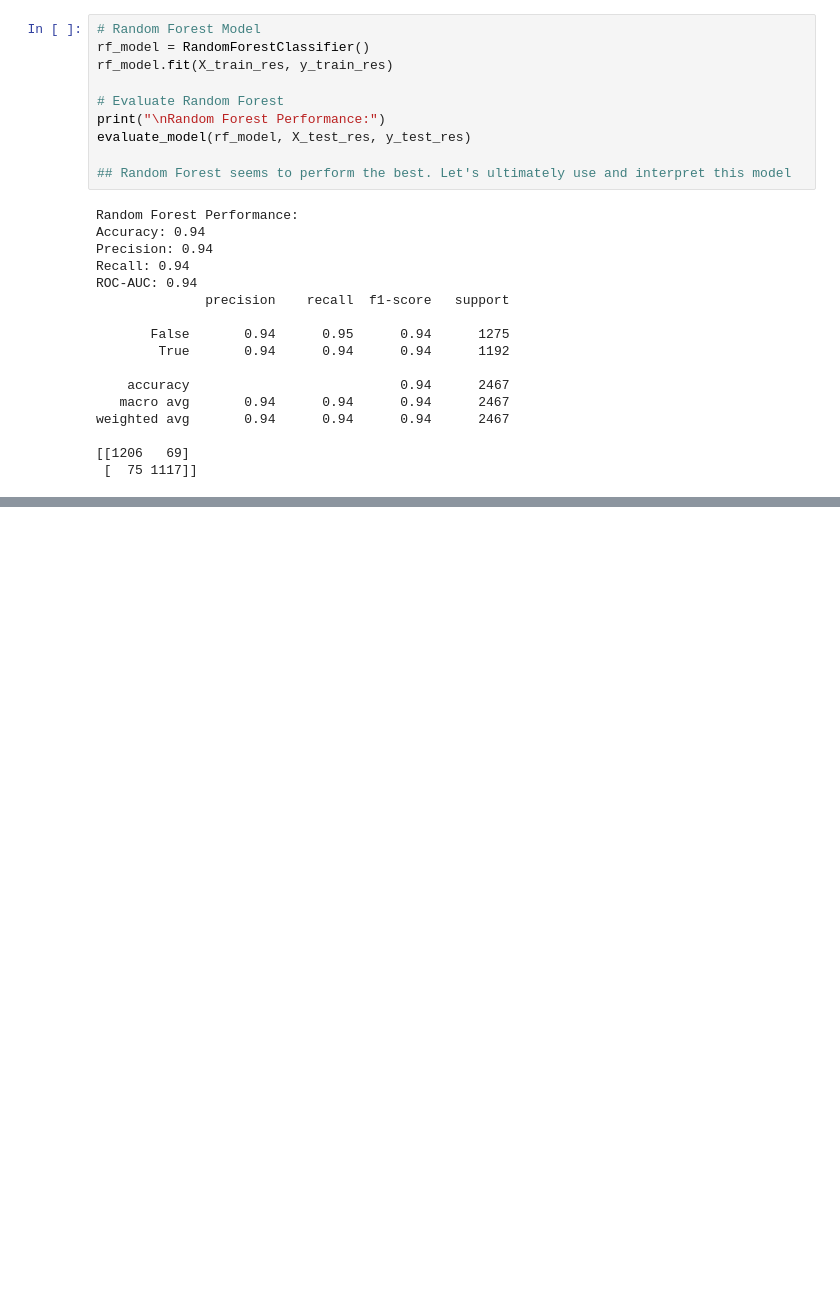
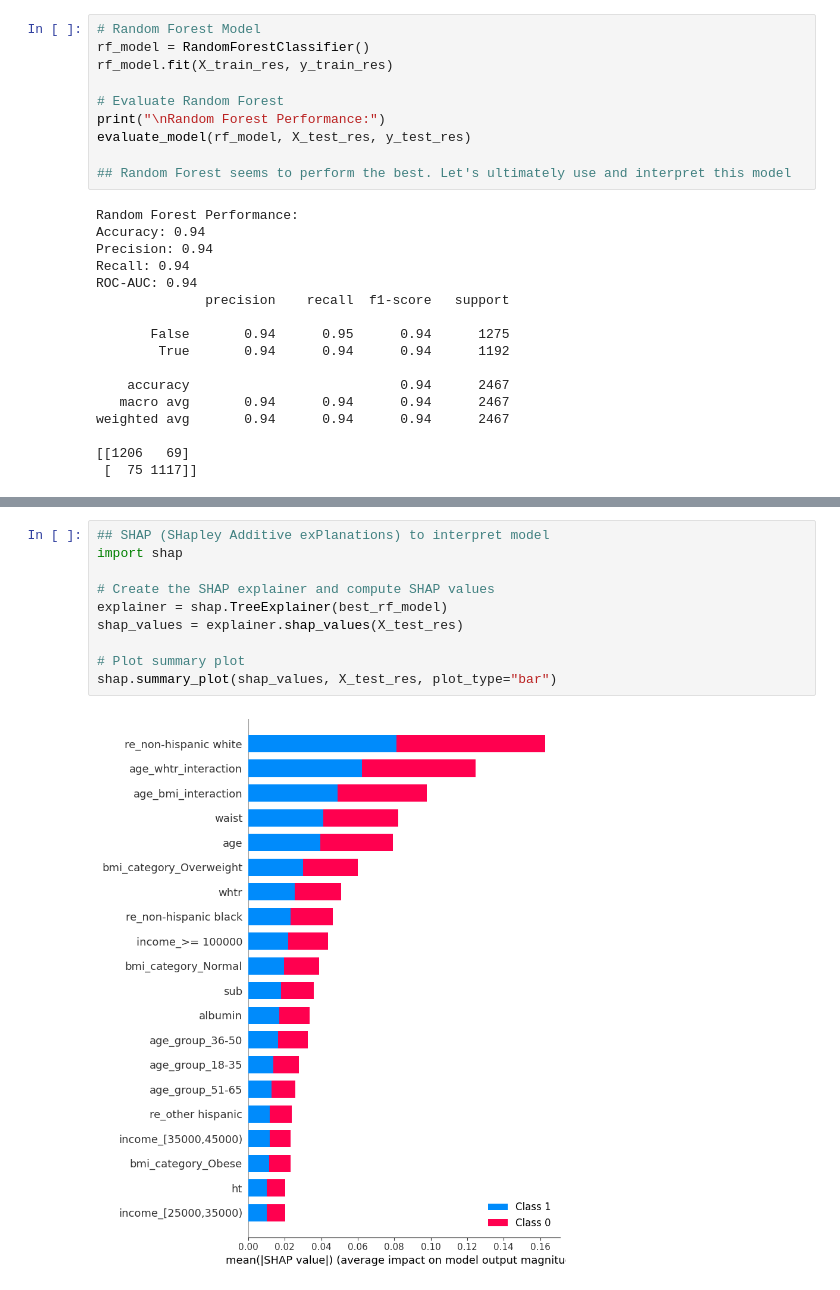
Before and after one commit to lulucopter/diabetes_pred_ML, a Jupyter notebook: ML_notebook.ipynb, the cells around one changed output, grey strips where cells are left out. Cells and saved outputs as stored; diff of their text form; blank space fills up the shorter version.

```diff
--- a/ML_notebook.ipynb
+++ b/ML_notebook.ipynb
@@ -769,0 +854,12 @@ plt.show()
+# %%
+## SHAP (SHapley Additive exPlanations) to interpret model
+import shap
+
+# Create the SHAP explainer and compute SHAP values
+explainer = shap.TreeExplainer(best_rf_model)
+shap_values = explainer.shap_values(X_test_res)
+
+# Plot summary plot
+shap.summary_plot(shap_values, X_test_res, plot_type="bar")
+# %% [output]
+[figure, added]
```
Also changed, not shown: parts of 8 cells of this notebook.
